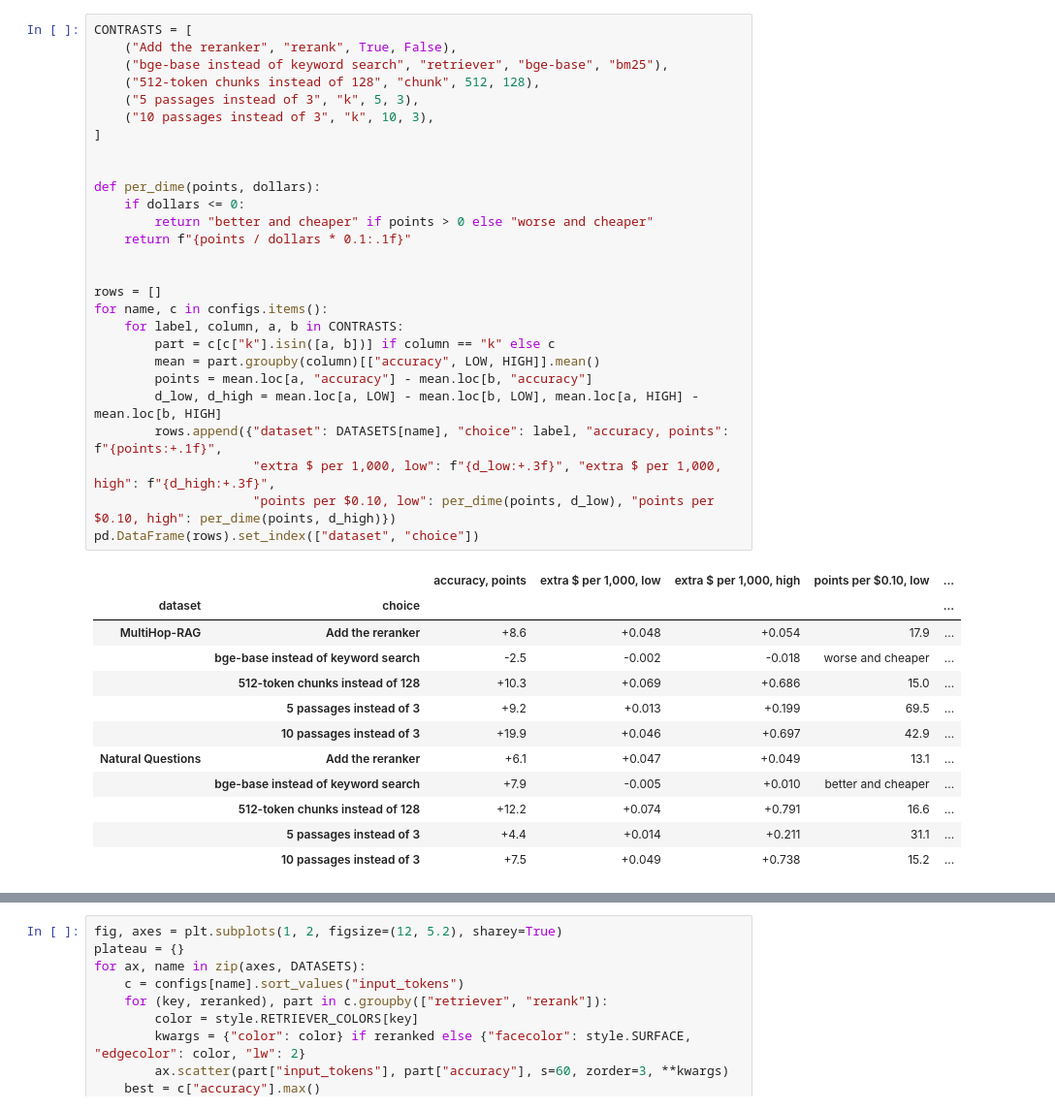
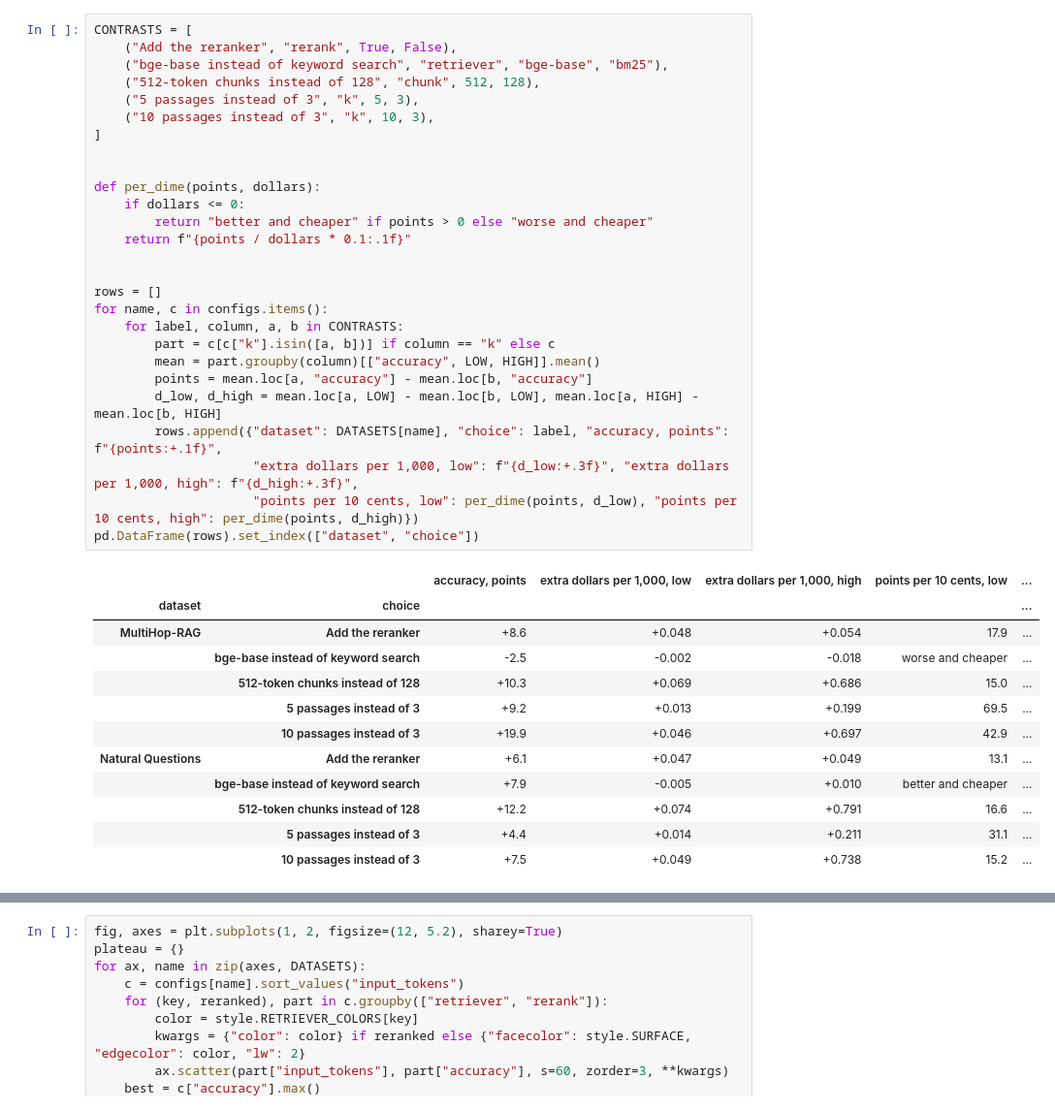
Before and after one commit to ai-with-md/rag-per-dollar, a Jupyter notebook: notebooks/05_cost.ipynb, the cells around one changed output, grey strips where cells are left out. Shown at 97% size. Cells and saved outputs as stored; diff of their text form.

```diff
--- a/notebooks/05_cost.ipynb
+++ b/notebooks/05_cost.ipynb
@@ -102,32 +102,32 @@ Each choice averaged over every other setting in the answer grid. "Points per $0
 # %%
 CONTRASTS = [
     ("Add the reranker", "rerank", True, False),
     ("bge-base instead of keyword search", "retriever", "bge-base", "bm25"),
     ("512-token chunks instead of 128", "chunk", 512, 128),
     ("5 passages instead of 3", "k", 5, 3),
     ("10 passages instead of 3", "k", 10, 3),
 ]
 
 
 def per_dime(points, dollars):
     if dollars <= 0:
         return "better and cheaper" if points > 0 else "worse and cheaper"
     return f"{points / dollars * 0.1:.1f}"
 
 
 rows = []
 for name, c in configs.items():
     for label, column, a, b in CONTRASTS:
         part = c[c["k"].isin([a, b])] if column == "k" else c
         mean = part.groupby(column)[["accuracy", LOW, HIGH]].mean()
         points = mean.loc[a, "accuracy"] - mean.loc[b, "accuracy"]
         d_low, d_high = mean.loc[a, LOW] - mean.loc[b, LOW], mean.loc[a, HIGH] - mean.loc[b, HIGH]
         rows.append({"dataset": DATASETS[name], "choice": label, "accuracy, points": f"{points:+.1f}",
-                     "extra $ per 1,000, low": f"{d_low:+.3f}", "extra $ per 1,000, high": f"{d_high:+.3f}",
-                     "points per $0.10, low": per_dime(points, d_low), "points per $0.10, high": per_dime(points, d_high)})
+                     "extra dollars per 1,000, low": f"{d_low:+.3f}", "extra dollars per 1,000, high": f"{d_high:+.3f}",
+                     "points per 10 cents, low": per_dime(points, d_low), "points per 10 cents, high": per_dime(points, d_high)})
 pd.DataFrame(rows).set_index(["dataset", "choice"])
 # %% [output]
-|  |  | accuracy, points | extra $ per 1,000, low | extra $ per 1,000, high | points per $0.10, low | ... |
+|  |  | accuracy, points | extra dollars per 1,000, low | extra dollars per 1,000, high | points per 10 cents, low | ... |
 | dataset | choice |  |  |  |  | ... |
 | MultiHop-RAG | Add the reranker | +8.6 | +0.048 | +0.054 | 17.9 | ... |
 |  | bge-base instead of keyword search | -2.5 | -0.002 | -0.018 | worse and cheaper | ... |
```
Also changed, not shown: parts of 6 cells of this notebook, 3 other files.
